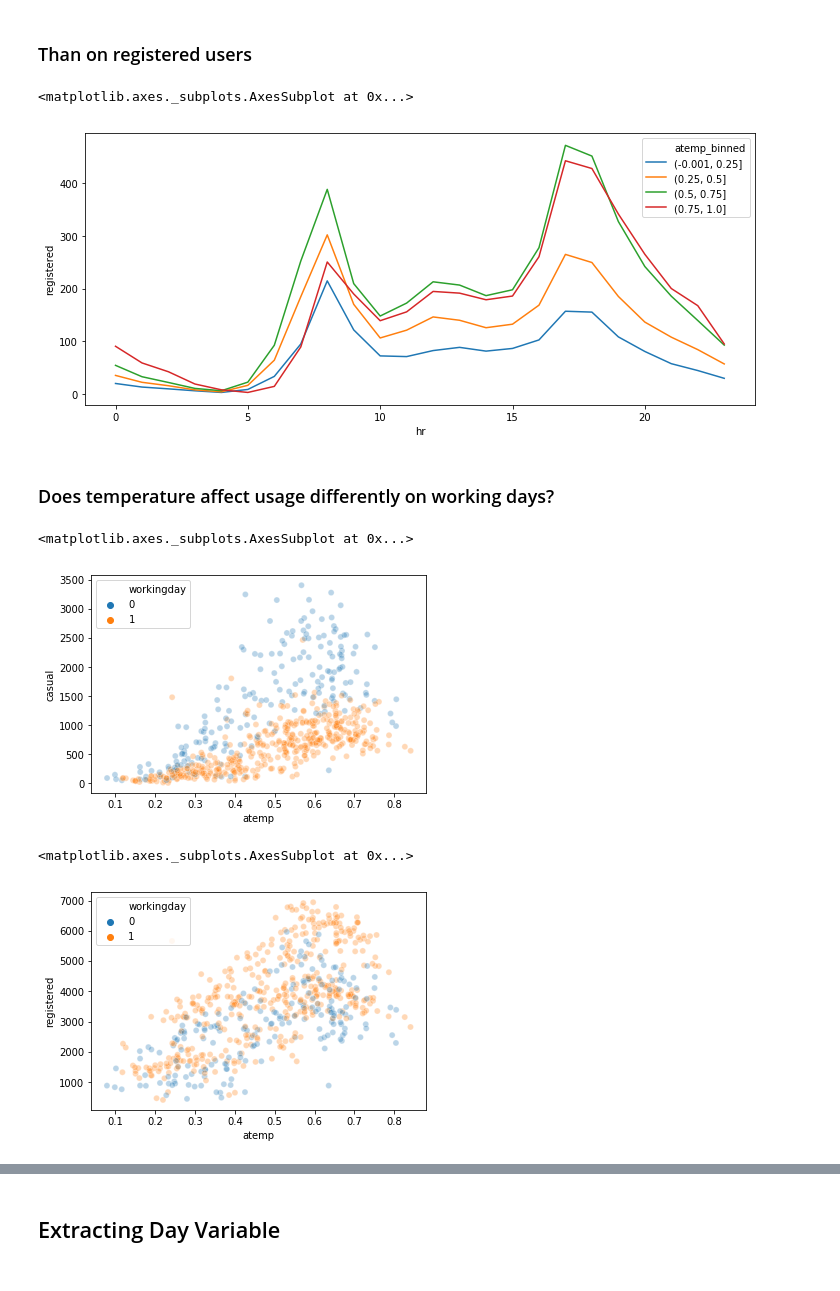
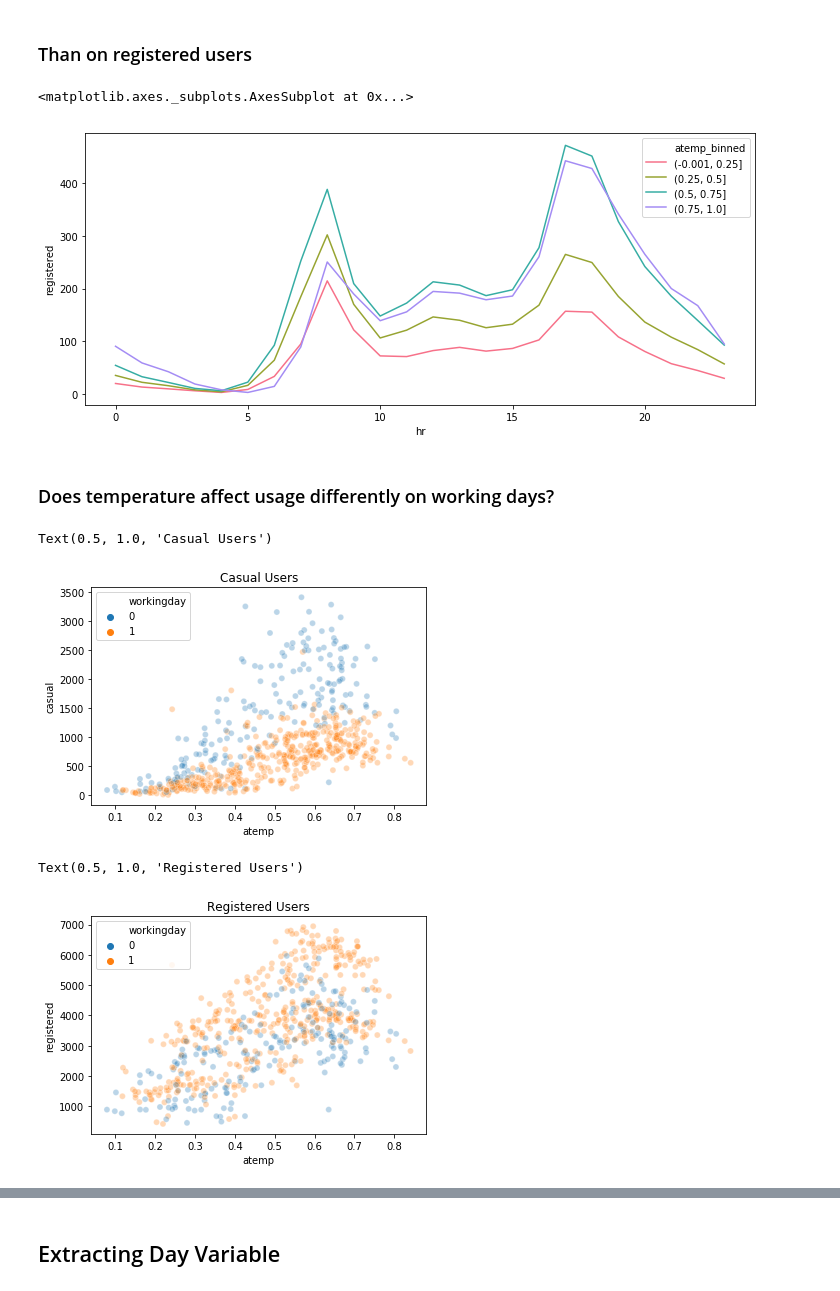
Before and after one commit to akoury/ml-helper, a Jupyter notebook: Regression.ipynb, the cells around one changed output, grey strips where cells are left out. Cells and saved outputs as stored; diff of their text form; code cells hidden in the pictures.

```diff
--- a/Regression.ipynb
+++ b/Regression.ipynb
@@ -343,19 +395,21 @@ sns.lineplot(data = df_day_by_day_atemp, x = 'hr', y = 'casual', hue = 'atemp_bi
 ### Than on registered users
 # %%
 plt.figure(figsize=(12, 5))
-sns.lineplot(data = df_day_by_day_atemp, x = 'hr', y = 'registered', hue = 'atemp_binned')
+sns.lineplot(data = df_day_by_day_atemp, x = 'hr', y = 'registered', hue = 'atemp_binned', palette = 'husl')
 # %% [output]
 <matplotlib.axes._subplots.AxesSubplot at 0x...>
-[figure, old version]
+[figure, new version]
 # %% [markdown]
 ### Does temperature affect usage differently on working days?
 # %%
 sns.scatterplot(data = data_daily, x = 'atemp', y = 'casual', hue = 'workingday', alpha = .3)
+plt.title('Casual Users')
 # %% [output]
-<matplotlib.axes._subplots.AxesSubplot at 0x...>
+Text(0.5, 1.0, 'Casual Users')
-[figure, old version]
+[figure, new version]
 # %%
 sns.scatterplot(data = data_daily, x = 'atemp', y = 'registered', hue = 'workingday', alpha = .3)
+plt.title('Registered Users')
 # %% [output]
-<matplotlib.axes._subplots.AxesSubplot at 0x...>
+Text(0.5, 1.0, 'Registered Users')
-[figure, old version]
+[figure, new version]
```
Also changed, not shown: parts of 63 cells of this notebook.
